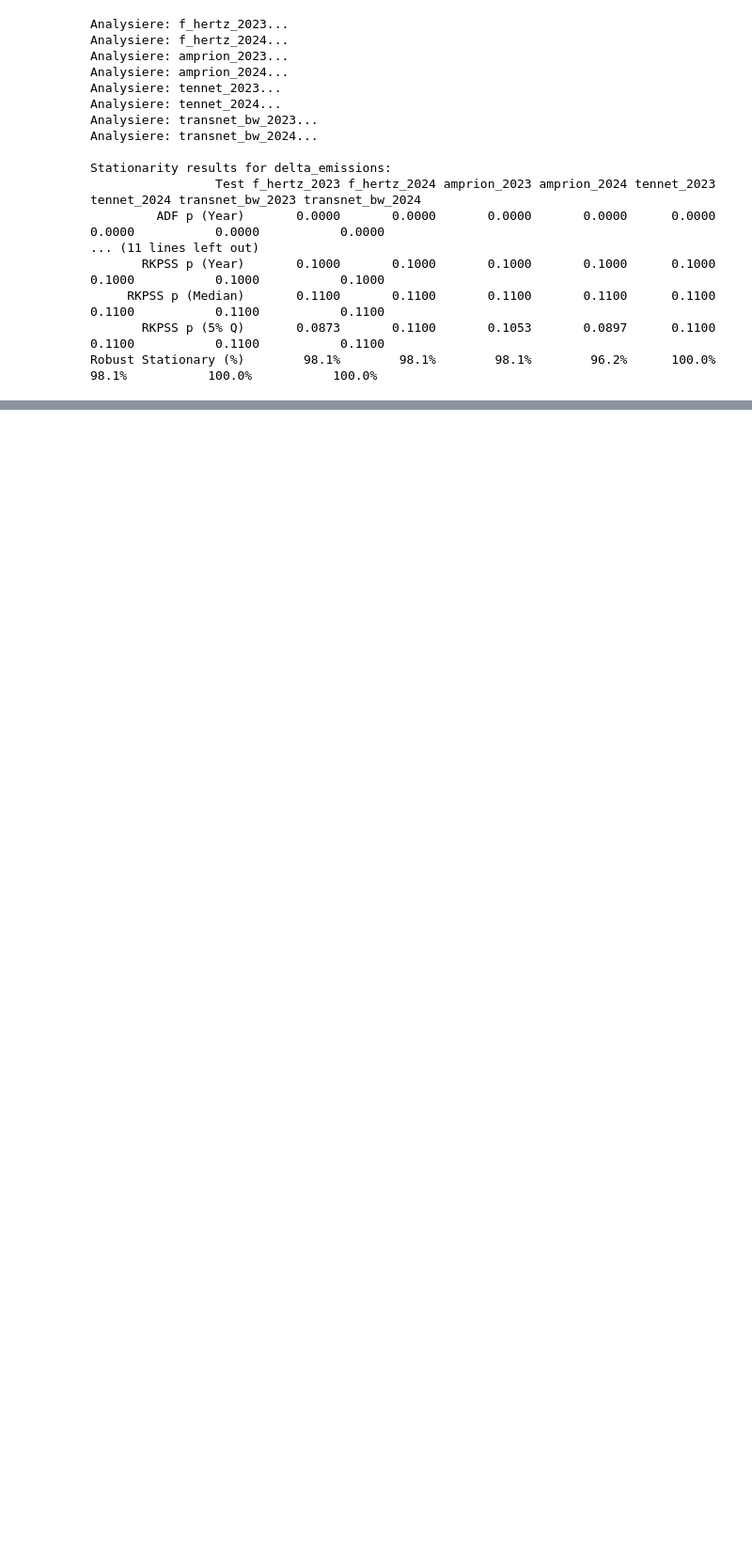
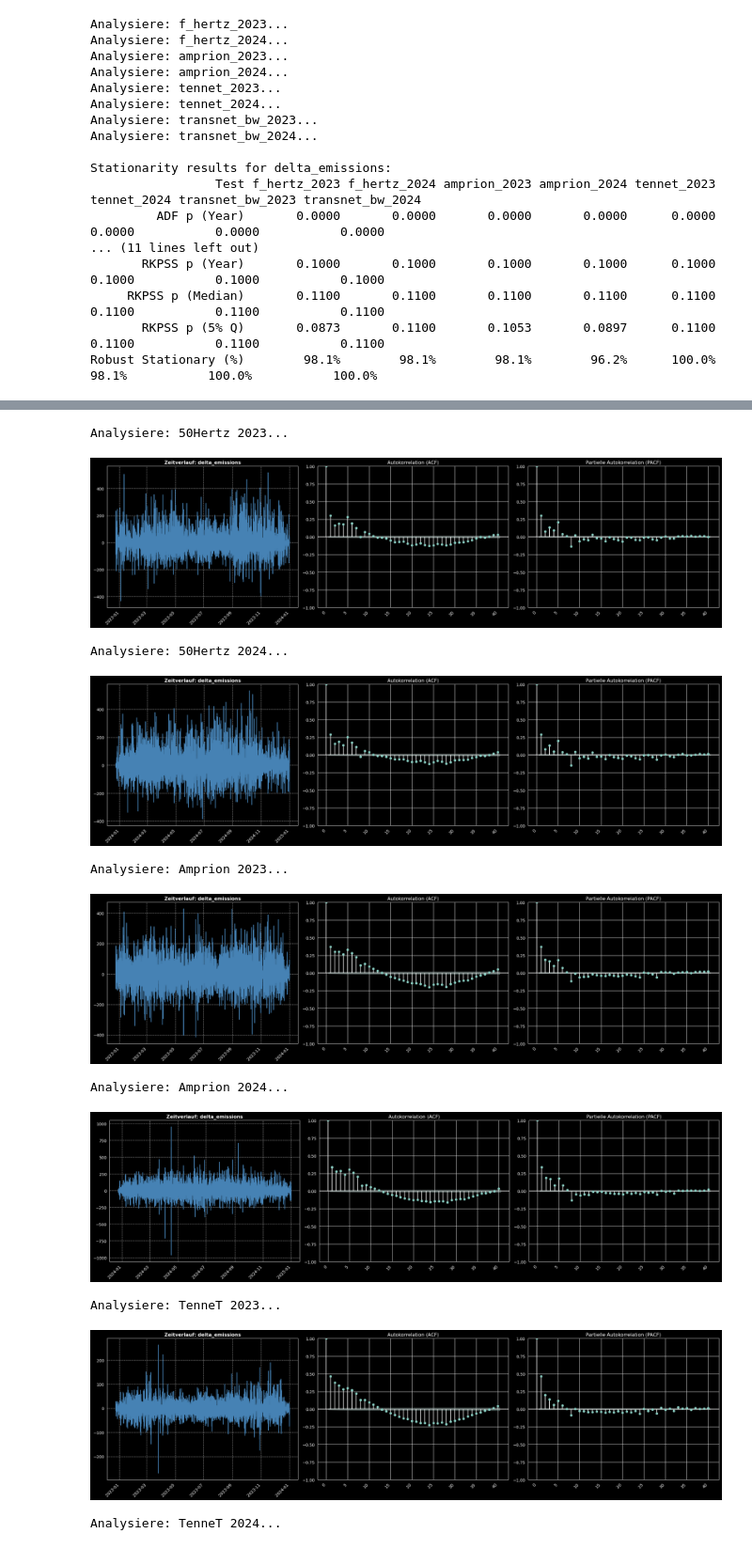
Before and after one commit to AK960/marginal-emissions-germany, a Jupyter notebook: notebooks/test_autocorrelation.ipynb, the cells around one changed output, grey strips where cells are left out. Shown at 94% size. Drawn from its saved outputs; the diff is of its cells as text; code cells hidden in the pictures; blank space fills up the shorter version.

```diff
--- a/notebooks/test_autocorrelation.ipynb
+++ b/notebooks/test_autocorrelation.ipynb
@@ -174,0 +250,16 @@ np.float64(0.016685023021116296)
+# %%
+for dataset, data in datasets.items():
+    print(f"Analysiere: {dataset}...")
+    print_ac_plots(data, column='delta_emissions')
+# %% [output]
+Analysiere: 50Hertz 2023...
+[figure, added]
+Analysiere: 50Hertz 2024...
+[figure, added]
+Analysiere: Amprion 2023...
+[figure, added]
+Analysiere: Amprion 2024...
+[figure, added]
+Analysiere: TenneT 2023...
+[figure, added]
+Analysiere: TenneT 2024...
```
Also changed, not shown: parts of 6 cells of this notebook, 8 other files.
